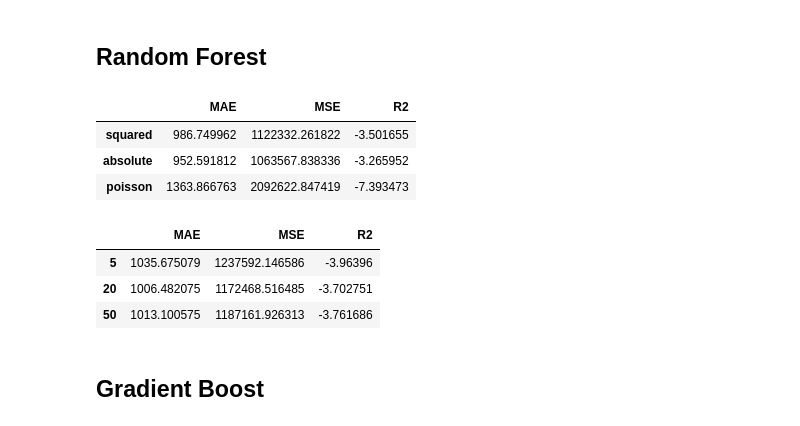
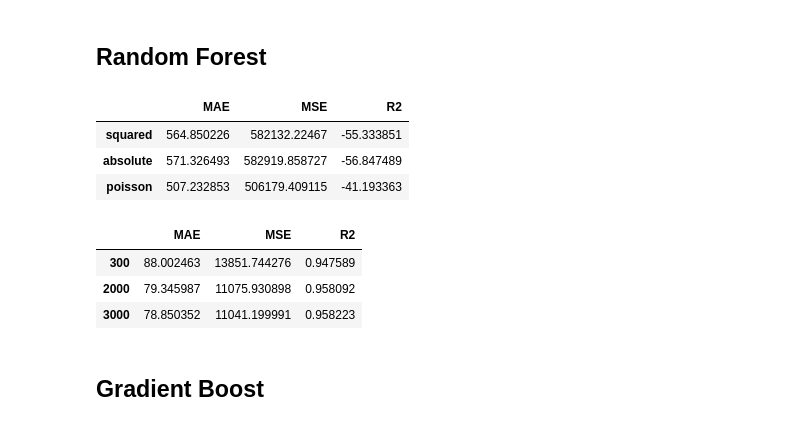
Before and after one commit to diogobulhosa/BC4, a Jupyter notebook: notebooks/nb-eth.ipynb, the cells around one changed output. Drawn from its saved outputs; the diff is of its cells as text; code cells hidden in the pictures.

```diff
--- a/notebooks/nb-eth.ipynb
+++ b/notebooks/nb-eth.ipynb
@@ -439,5 +437,7 @@ result
 # %% [markdown]
 # Correlation Matrix
+# %%
+result = pd.read_csv(r'../data/cryptoInd/eth_ind.csv', index_col='Date')
 # %% [markdown]
 ## Scaling
 # %% [markdown]
@@ -481,6 +482,6 @@ Index(['close', 'low', 'high', 'open', 'volume', 'SMA30', 'CMA30', 'EMA30',
       dtype='object')
 # %%
-scaled_df.drop(['low', 'high', 'open','SMA30', 'EMA30','bb_low', 'bb_ma', 'bb_high', 'stdev'], axis=1, inplace=True)
+scaled_df.drop(['low', 'open','SMA30', 'EMA30','bb_low', 'bb_ma', 'bb_high', 'stdev', 'adj_close', 'macdsignal'], axis=1, inplace=True)
 # %% [markdown]
 # Timeseries CV and Sliding window
 # %% [markdown]
@@ -517,7 +588,7 @@ from sklearn.metrics import mean_absolute_error
 from sklearn.metrics import mean_squared_error
 from sklearn.metrics import r2_score
 # %%
-def show_results(df, *args):
+def show_results(df,X_train, X_test, y_train, y_test, *args):
     """
     Receive an empty dataframe and the different models and call the function avg_score
     """
@@ -538,8 +609,8 @@ def show_results(df, *args):
         df.iloc[count] = mae, mse, r2
         count+=1
 
-    fig = px.line(X_test, x = X_test.index, y = preds)
-    fig.show()
+    #fig = px.line(X_test, x = X_test.index, y = preds)
+    #fig.show()
 
     return df
 # %% [markdown]
@@ -550,24 +621,24 @@ rf_ae = RandomForestRegressor(random_state=10,criterion='absolute_error')
 rf_poisson = RandomForestRegressor(random_state=10,criterion='poisson')
 # %%
 df = pd.DataFrame(columns = ['MAE', 'MSE', 'R2'], index = ['squared','absolute', 'poisson'])
-show_results(df,rf_se, rf_ae,rf_poisson)
+show_results(df, train_1, test_1, y_train_1, y_test_1,rf_se, rf_ae,rf_poisson)
 # %% [output]
 |  | MAE | MSE | R2 |
-| squared | 986.749962 | 1122332.261822 | -3.501655 |
-| absolute | 952.591812 | 1063567.838336 | -3.265952 |
-| poisson | 1363.866763 | 2092622.847419 | -7.393473 |
+| squared | 564.850226 | 582132.22467 | -55.333851 |
+| absolute | 571.326493 | 582919.858727 | -56.847489 |
+| poisson | 507.232853 | 506179.409115 | -41.193363 |
 # %%
 rf_se5 = RandomForestRegressor(random_state=10,criterion='squared_error', max_depth=5,n_estimators=300)
 rf_se20 = RandomForestRegressor(random_state=10,criterion='squared_error', max_depth=20, n_estimators=2000)
 rf_se50 = RandomForestRegressor(random_state=10,criterion='squared_error', max_depth=50 ,n_estimators=3000)
 # %%
-df = pd.DataFrame(columns = ['MAE', 'MSE', 'R2'], index = ['5','20', '50'])
+df = pd.DataFrame(columns = ['MAE', 'MSE', 'R2'], index = ['300','2000', '3000'])
 show_results(df,rf_se5, rf_se20,rf_se50)
 # %% [output]
 |  | MAE | MSE | R2 |
-| 5 | 1035.675079 | 1237592.146586 | -3.96396 |
-| 20 | 1006.482075 | 1172468.516485 | -3.702751 |
-| 50 | 1013.100575 | 1187161.926313 | -3.761686 |
+| 300 | 88.002463 | 13851.744276 | 0.947589 |
+| 2000 | 79.345987 | 11075.930898 | 0.958092 |
+| 3000 | 78.850352 | 11041.199991 | 0.958223 |
 # %% [markdown]
 ## Gradient Boost
 # %%
```
Also changed, not shown: parts of 23 cells of this notebook.
